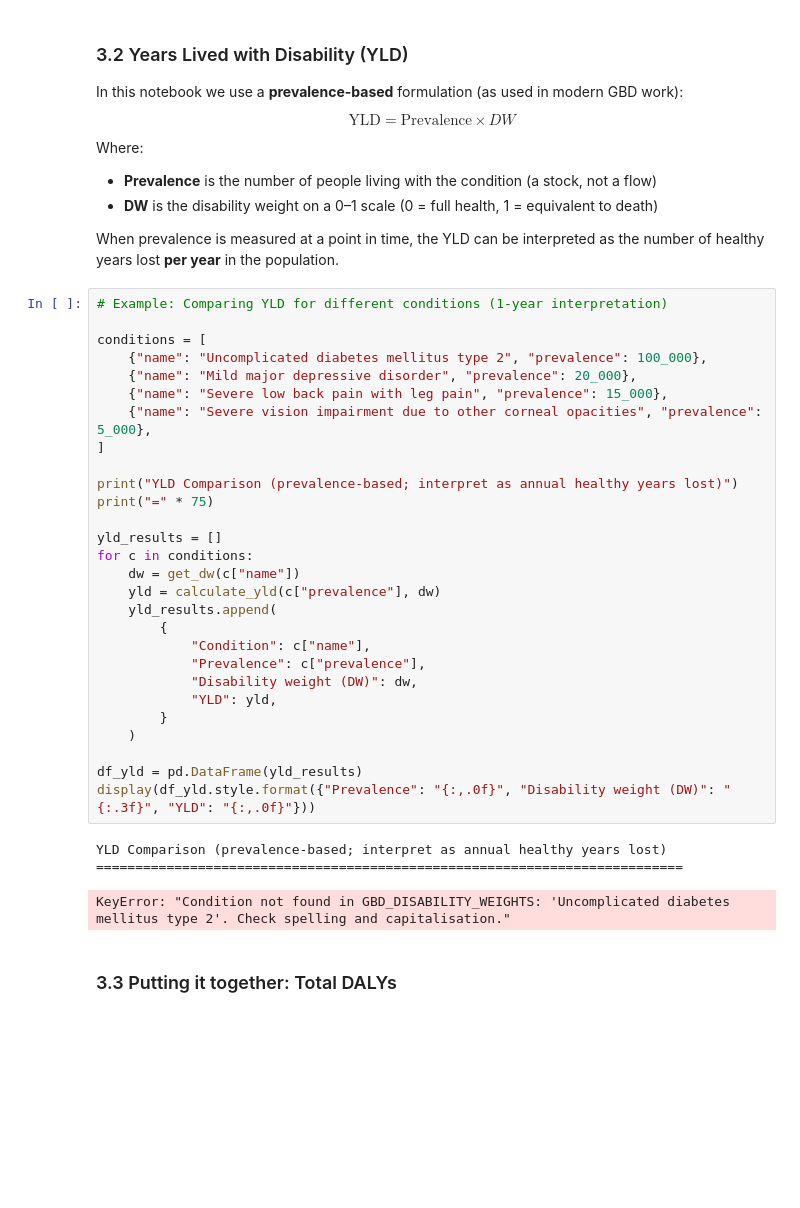
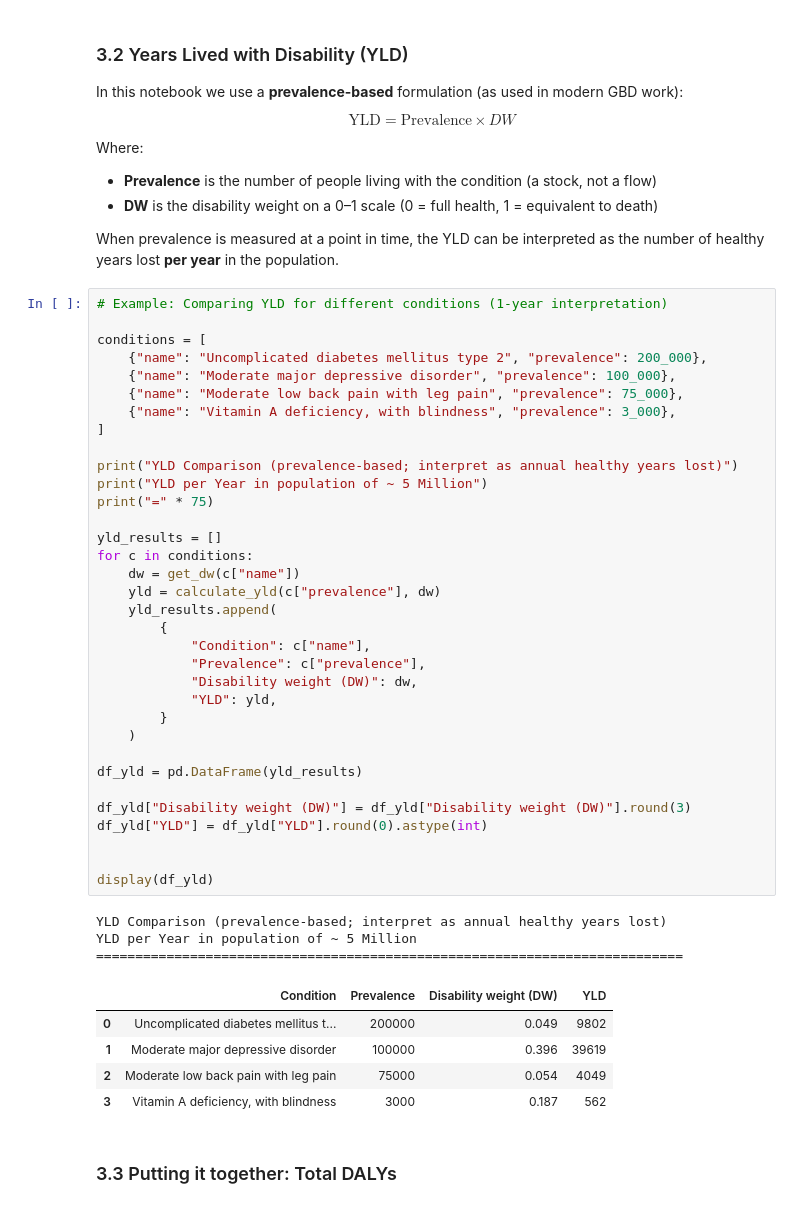
Before and after one commit to ggkuhnle/fb2nep-epi, a Jupyter notebook: notebooks/12_qaly_v2.ipynb, the cells around one changed output. Drawn from its saved outputs; the diff is of its cells as text; blank space fills up the shorter version.

```diff
--- a/notebooks/12_qaly_v2.ipynb
+++ b/notebooks/12_qaly_v2.ipynb
@@ -298,35 +302,46 @@ When prevalence is measured at a point in time, the YLD can be interpreted as th
 # %%
 # Example: Comparing YLD for different conditions (1-year interpretation)
 
 conditions = [
-    {"name": "Uncomplicated diabetes mellitus type 2", "prevalence": 100_000},
-    {"name": "Mild major depressive disorder", "prevalence": 20_000},
-    {"name": "Severe low back pain with leg pain", "prevalence": 15_000},
-    {"name": "Severe vision impairment due to other corneal opacities", "prevalence": 5_000},
+    {"name": "Uncomplicated diabetes mellitus type 2", "prevalence": 200_000},
+    {"name": "Moderate major depressive disorder", "prevalence": 100_000},
+    {"name": "Moderate low back pain with leg pain", "prevalence": 75_000},
+    {"name": "Vitamin A deficiency, with blindness", "prevalence": 3_000},
 ]
 
 print("YLD Comparison (prevalence-based; interpret as annual healthy years lost)")
+print("YLD per Year in population of ~ 5 Million")
 print("=" * 75)
 
 yld_results = []
 for c in conditions:
     dw = get_dw(c["name"])
     yld = calculate_yld(c["prevalence"], dw)
     yld_results.append(
         {
             "Condition": c["name"],
             "Prevalence": c["prevalence"],
             "Disability weight (DW)": dw,
             "YLD": yld,
         }
     )
 
 df_yld = pd.DataFrame(yld_results)
-display(df_yld.style.format({"Prevalence": "{:,.0f}", "Disability weight (DW)": "{:.3f}", "YLD": "{:,.0f}"}))
+
+df_yld["Disability weight (DW)"] = df_yld["Disability weight (DW)"].round(3)
+df_yld["YLD"] = df_yld["YLD"].round(0).astype(int)
+
+
+display(df_yld)
 # %% [output]
 YLD Comparison (prevalence-based; interpret as annual healthy years lost)
+YLD per Year in population of ~ 5 Million
 ===========================================================================
-KeyError: "Condition not found in GBD_DISABILITY_WEIGHTS: 'Uncomplicated diabetes mellitus type 2'. Check spelling and capitalisation."
+|  | Condition | Prevalence | Disability weight (DW) | YLD |
+| 0 | Uncomplicated diabetes mellitus t... | 200000 | 0.049 | 9802 |
+| 1 | Moderate major depressive disorder | 100000 | 0.396 | 39619 |
+| 2 | Moderate low back pain with leg pain | 75000 | 0.054 | 4049 |
+| 3 | Vitamin A deficiency, with blindness | 3000 | 0.187 | 562 |
 # %% [markdown]
 ### 3.3 Putting it together: Total DALYs
 # %%
```
Also changed, not shown: parts of 7 cells of this notebook, 3 other files.
